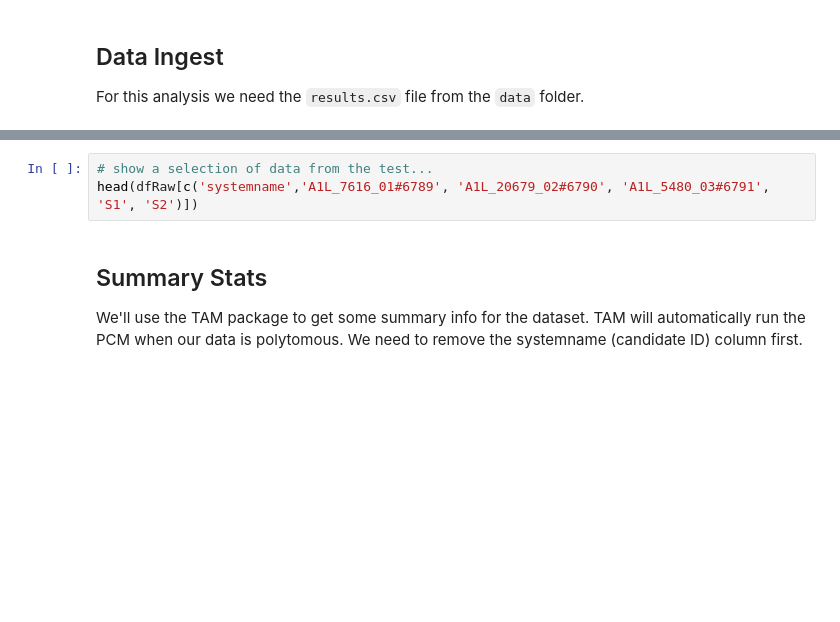
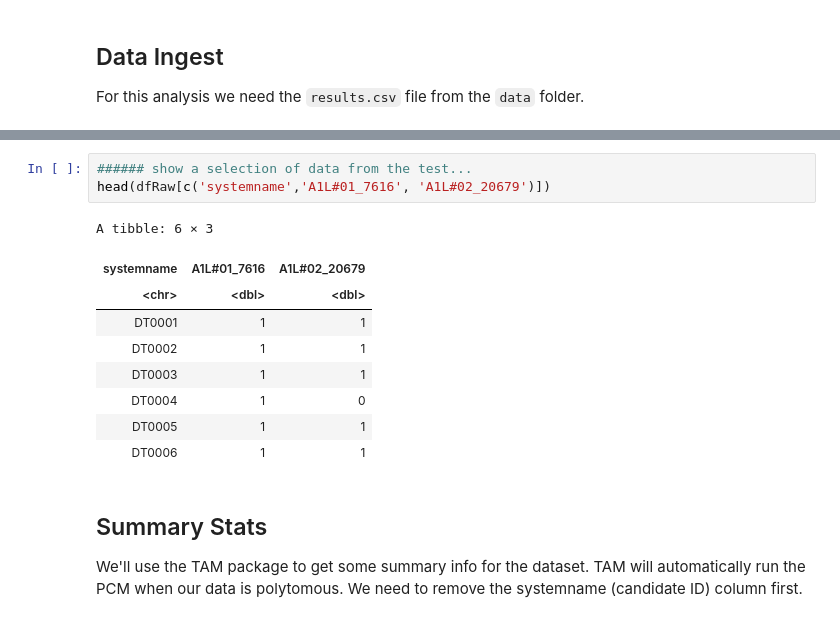
Before and after one commit to jp-loonytoon/test-generator, a Jupyter notebook: analyseTest.ipynb, the cells around one changed output, grey strips where cells are left out. Drawn from its saved outputs; the diff is of its cells as text; blank space fills up the shorter version.

```diff
--- a/analyseTest.ipynb
+++ b/analyseTest.ipynb
@@ -30,6 +37,16 @@ numCandidates <- nrow(dfTest)
-# %%
-# show a selection of data from the test...
-head(dfRaw[c('systemname','A1L_7616_01#6789', 'A1L_20679_02#6790', 'A1L_5480_03#6791', 'S1', 'S2')])
+# %%
+###### show a selection of data from the test...
+head(dfRaw[c('systemname','A1L#01_7616', 'A1L#02_20679')])
+# %% [output]
+A tibble: 6 × 3
+| systemname | A1L#01_7616 | A1L#02_20679 |
+| <chr> | <dbl> | <dbl> |
+| DT0001 | 1 | 1 |
+| DT0002 | 1 | 1 |
+| DT0003 | 1 | 1 |
+| DT0004 | 1 | 0 |
+| DT0005 | 1 | 1 |
+| DT0006 | 1 | 1 |
 # %% [markdown]
 ## Summary Stats
 We'll use the TAM package to get some summary info for the dataset. TAM will automatically run the PCM when our data is polytomous. We need to remove the systemname (candidate ID) column first.
```
Also changed, not shown: parts of 8 cells of this notebook, 1 other file.
